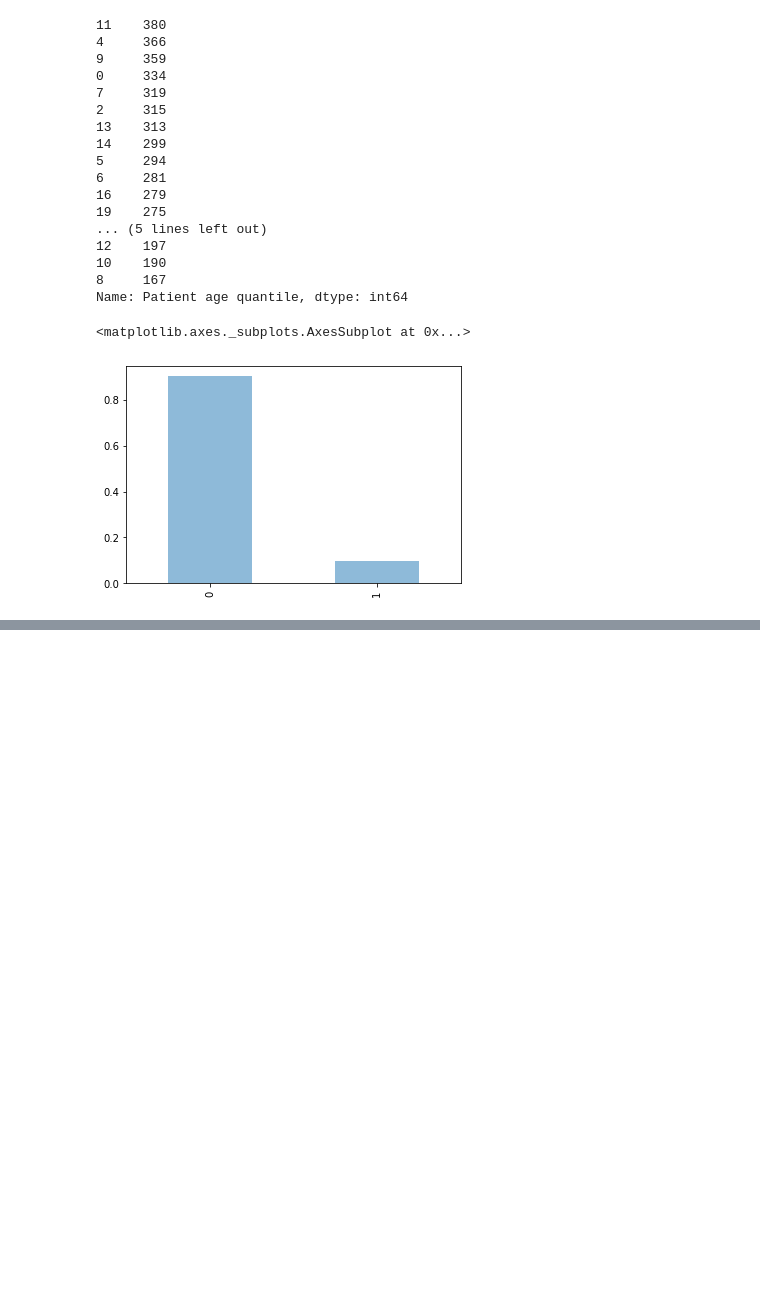
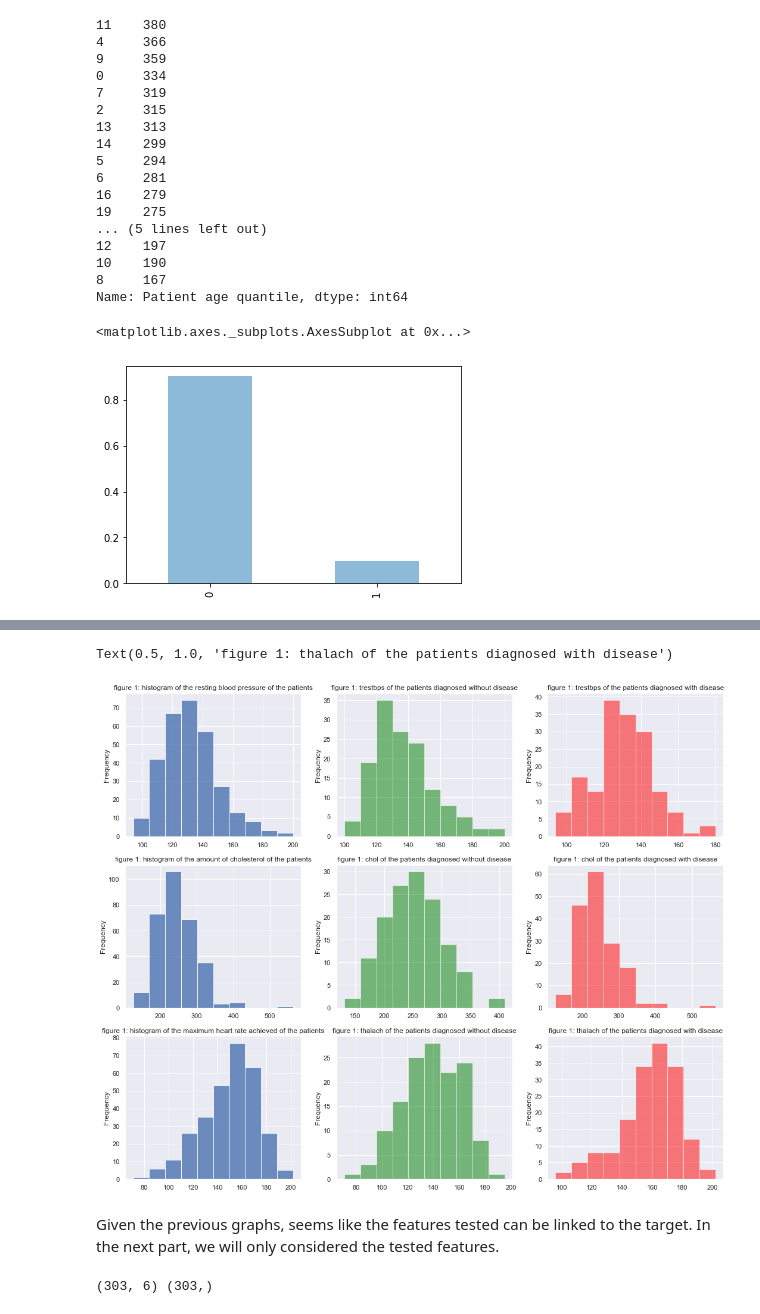
Before and after one commit to TrefleEncornet2/PortFolio, a Jupyter notebook: COVID.ipynb, the cells around one changed output, grey strips where cells are left out. Saved outputs shown, nothing was run; the diff lists cells and outputs as text; code cells hidden in the pictures; blank space fills up the shorter version.

```diff
--- a/COVID.ipynb
+++ b/COVID.ipynb
@@ -273,0 +359,50 @@ df['SARS-Cov-2 exam result'].value_counts(normalize=True).plot(kind='bar', alpha
+# %%
+fig = plt.figure(figsize=(18,15))
+
+plt.subplot2grid((3,3),(0,0))
+heart_data['trestbps'].plot(kind='hist', alpha = 0.8)
+plt.title('figure 1: histogram of the resting blood pressure of the patients')
+
+plt.subplot2grid((3,3),(0,1))
+heart_data['trestbps'].loc[heart_data['target'] == 0].plot(kind='hist', alpha = 0.5, color = 'green')
+plt.title('figure 1: trestbps of the patients diagnosed without disease')
+
+plt.subplot2grid((3,3),(0,2))
+heart_data['trestbps'].loc[heart_data['target'] == 1].plot(kind='hist', alpha = 0.5, color = 'red')
+plt.title('figure 1: trestbps of the patients diagnosed with disease')
+
+plt.subplot2grid((3,3),(1,0))
+heart_data['chol'].plot(kind='hist', alpha = 0.8)
+plt.title('figure 1: histogram of the amount of cholesterol of the patients')
+
+plt.subplot2grid((3,3),(1,1))
+heart_data['chol'].loc[heart_data['target'] == 0].plot(kind='hist', alpha = 0.5, color = 'green')
+plt.title('figure 1: chol of the patients diagnosed without disease')
+
+plt.subplot2grid((3,3),(1,2))
+heart_data['chol'].loc[heart_data['target'] == 1].plot(kind='hist', alpha = 0.5, color = 'red')
+plt.title('figure 1: chol of the patients diagnosed with disease')
+
+plt.subplot2grid((3,3),(2,0))
+heart_data['thalach'].plot(kind='hist', alpha = 0.8)
+plt.title('figure 1: histogram of the maximum heart rate achieved of the patients')
+
+plt.subplot2grid((3,3),(2,1))
+heart_data['thalach'].loc[heart_data['target'] == 0].plot(kind='hist', alpha = 0.5, color = 'green')
+plt.title('figure 1: thalach of the patients diagnosed without disease')
+
+plt.subplot2grid((3,3),(2,2))
+heart_data['thalach'].loc[heart_data['target'] == 1].plot(kind='hist', alpha = 0.5, color = 'red')
+
+plt.title('figure 1: thalach of the patients diagnosed with disease')
+# %% [output]
+Text(0.5, 1.0, 'figure 1: thalach of the patients diagnosed with disease')
+[figure, added]
+# %% [markdown]
+Given the previous graphs, seems like the features tested can be linked to the target. In the next part, we will only considered the tested features.
+# %%
+features = heart_data[['age', 'sex', 'cp', 'trestbps','chol','thalach']]
+target = heart_data['target']
+print(features.shape, target.shape)
+# %% [output]
+(303, 6) (303,)
```
Also changed, not shown: parts of 9 cells of this notebook.
